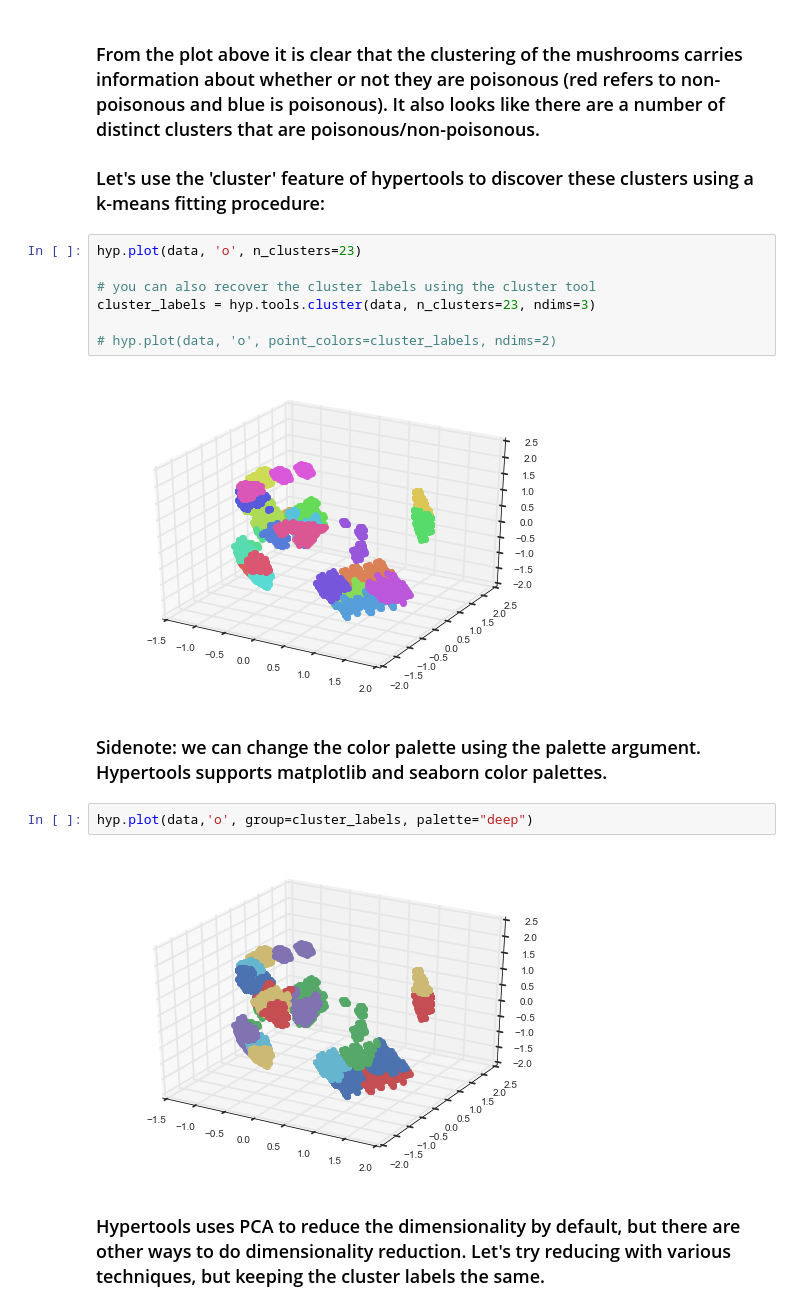
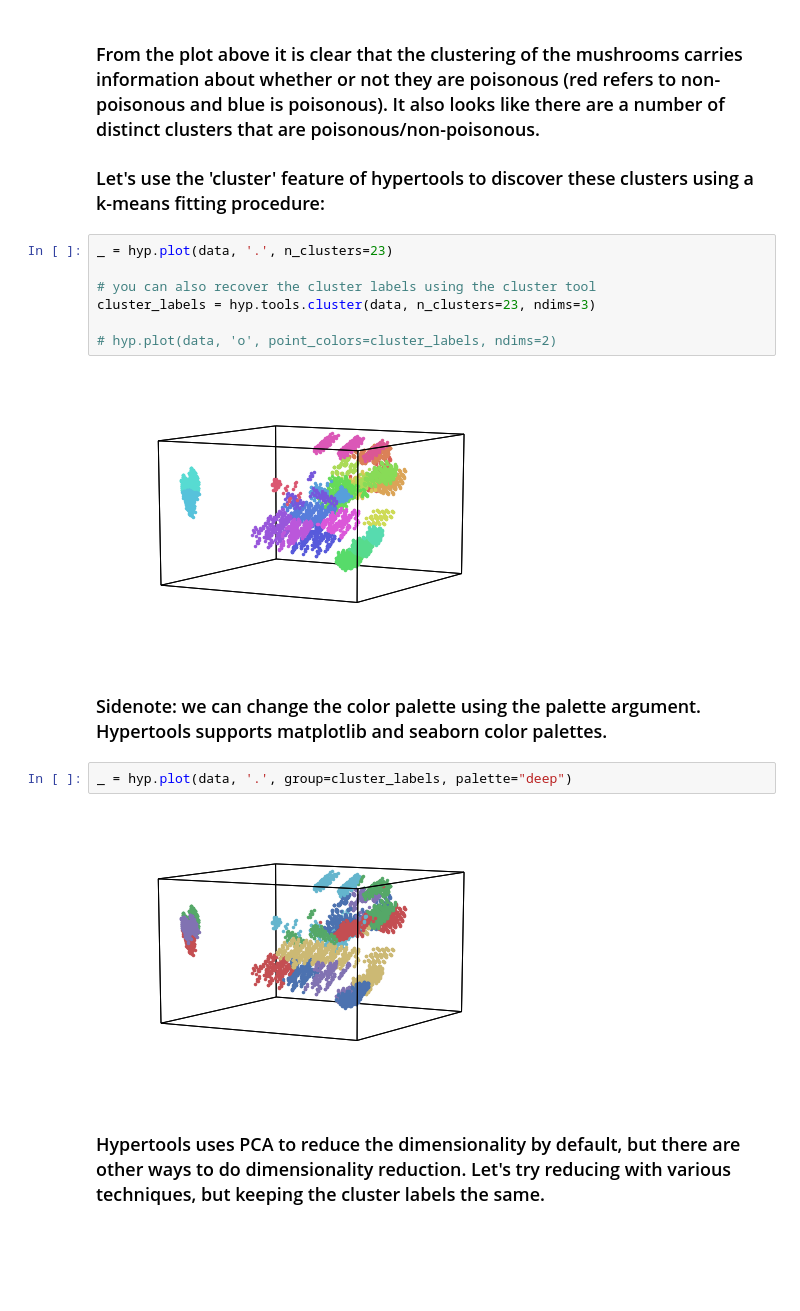
Before and after one commit to ContextLab/hypertools-paper-notebooks, a Jupyter notebook: mushrooms.ipynb, the cells around one changed output. Saved outputs shown, nothing was run; the diff lists cells and outputs as text; blank space fills up the shorter version.

```diff
--- a/mushrooms.ipynb
+++ b/mushrooms.ipynb
@@ -42,19 +42,19 @@ hyp.plot(data,'o', group=class_labels, legend=list(set(class_labels)))
 
 ### Let's use the 'cluster' feature of hypertools to discover these clusters using a k-means fitting procedure:
 # %%
-hyp.plot(data, 'o', n_clusters=23)
+_ = hyp.plot(data, '.', n_clusters=23)
 
 # you can also recover the cluster labels using the cluster tool
 cluster_labels = hyp.tools.cluster(data, n_clusters=23, ndims=3)
 
 # hyp.plot(data, 'o', point_colors=cluster_labels, ndims=2)
 # %% [output]
-[figure, old version]
+[figure, new version]
 # %% [markdown]
 ### Sidenote: we can change the color palette using the palette argument.  Hypertools supports matplotlib and seaborn color palettes.
 # %%
-hyp.plot(data,'o', group=cluster_labels, palette="deep")
+_ = hyp.plot(data, '.', group=cluster_labels, palette="deep")
 # %% [output]
-[figure, old version]
+[figure, new version]
 # %% [markdown]
 ### Hypertools uses PCA to reduce the dimensionality by default, but there are other ways to do dimensionality reduction.  Let's try reducing with various techniques, but keeping the cluster labels the same.
```
Also changed, not shown: parts of 14 cells of this notebook, 3 other files.
